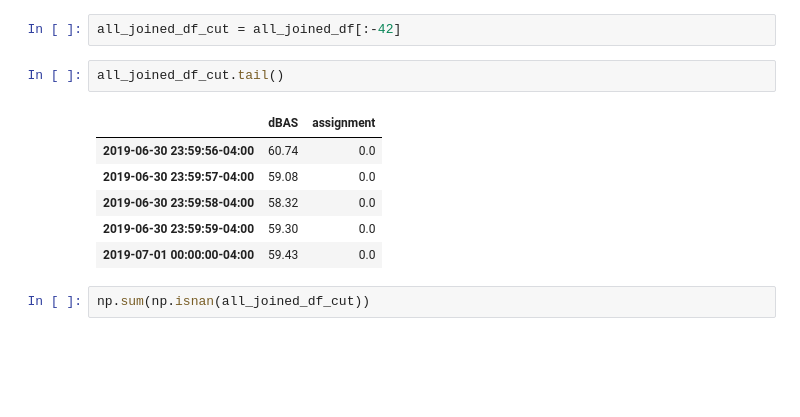
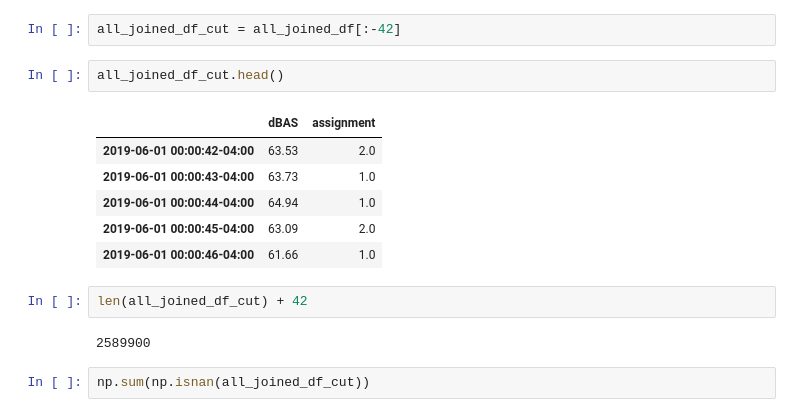
Before and after one commit to marin-hyatt/public-redhook-analysis, a Jupyter notebook: Truck_Analysis.ipynb, the cells around one changed output. Drawn from its saved outputs; the diff is of its cells as text; blank space fills up the shorter version.

```diff
--- a/Truck_Analysis.ipynb
+++ b/Truck_Analysis.ipynb
@@ -811,14 +811,18 @@ all_joined_df.tail(100)
 # %%
 all_joined_df_cut = all_joined_df[:-42]
 # %%
-all_joined_df_cut.tail()
+all_joined_df_cut.head()
 # %% [output]
 |  | dBAS | assignment |
-| 2019-06-30 23:59:56-04:00 | 60.74 | 0.0 |
-| 2019-06-30 23:59:57-04:00 | 59.08 | 0.0 |
-| 2019-06-30 23:59:58-04:00 | 58.32 | 0.0 |
-| 2019-06-30 23:59:59-04:00 | 59.30 | 0.0 |
-| 2019-07-01 00:00:00-04:00 | 59.43 | 0.0 |
+| 2019-06-01 00:00:42-04:00 | 63.53 | 2.0 |
+| 2019-06-01 00:00:43-04:00 | 63.73 | 1.0 |
+| 2019-06-01 00:00:44-04:00 | 64.94 | 1.0 |
+| 2019-06-01 00:00:45-04:00 | 63.09 | 2.0 |
+| 2019-06-01 00:00:46-04:00 | 61.66 | 1.0 |
+# %%
+len(all_joined_df_cut) + 42
+# %% [output]
+2589900
 # %%
 np.sum(np.isnan(all_joined_df_cut))
 # %% [output]
```
Also changed, not shown: parts of 25 cells of this notebook.
